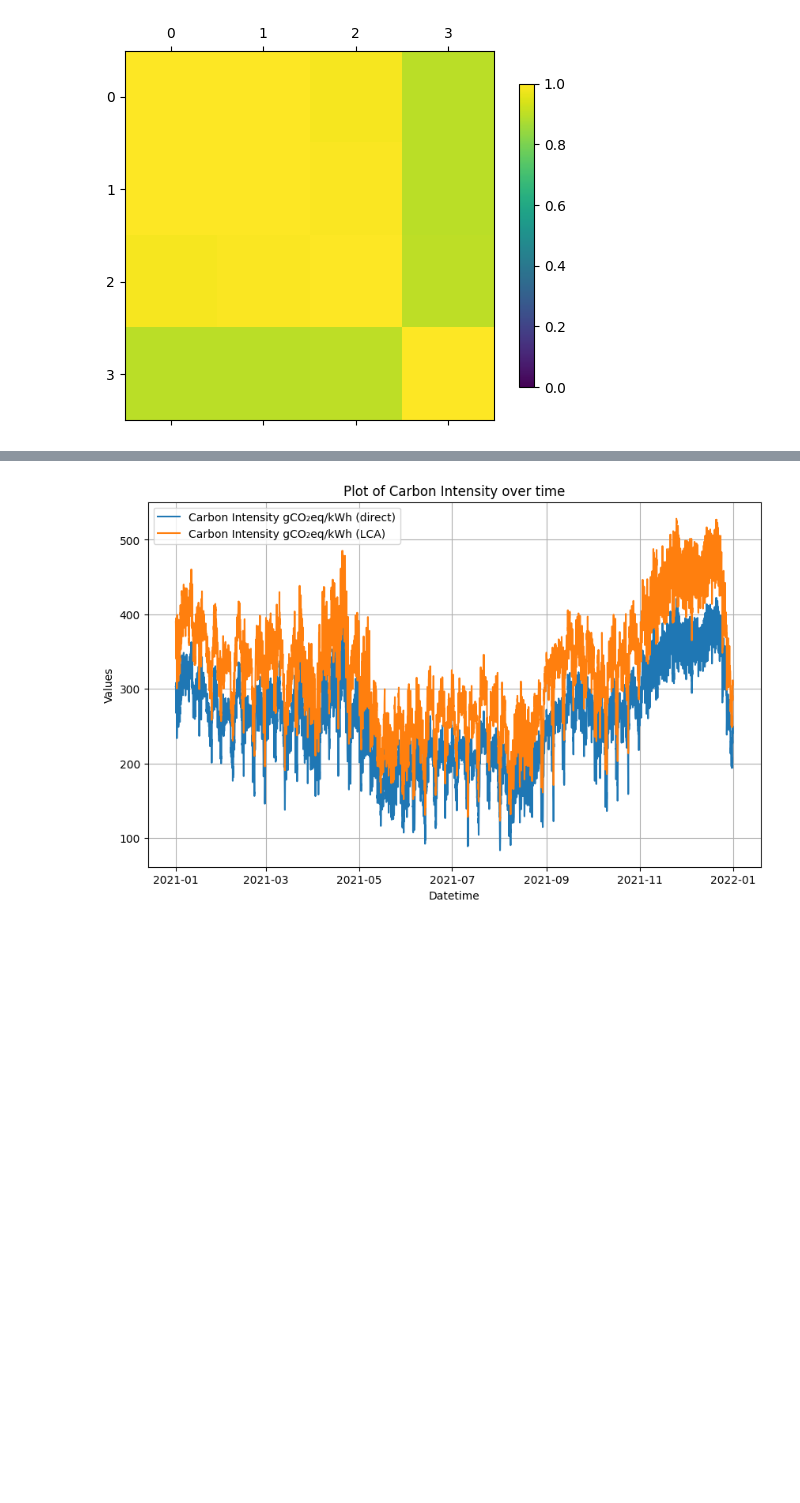
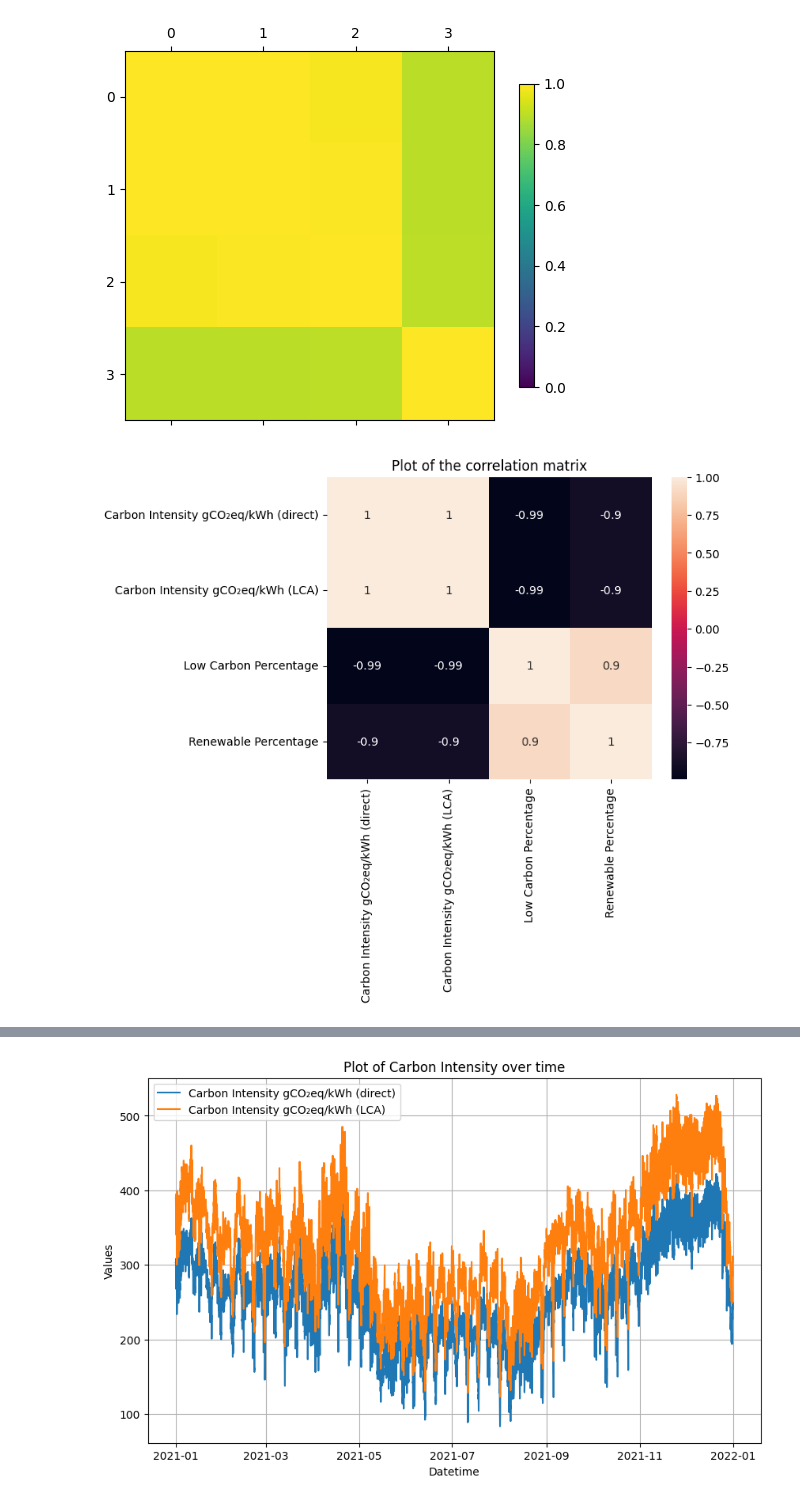
Before and after one commit to LSquarzoni/GreenTeam, a Jupyter notebook: GreenTeam_Dataset_study.ipynb, the cells around one changed output, grey strips where cells are left out. Drawn from its saved outputs; the diff is of its cells as text; code cells hidden in the pictures; blank space fills up the shorter version.

Commit message:
comment of the correlation matrix

```diff
--- a/GreenTeam_Dataset_study.ipynb
+++ b/GreenTeam_Dataset_study.ipynb
@@ -143,3 +143,13 @@ ticks = np.arange(0, 8, 1)
 plt.show()
 # %% [output]
 [figure]
+# %%
+#print("The correlation matrix is:", datacorr)
+#relation_index = datacorr.index
+#print(relation_index)
+
+sns.heatmap(datacorr,annot=True)
+plt.title("Plot of the correlation matrix")
+plt.show()
+# %% [output]
+[figure, added]
```
Also changed, not shown: parts of 1 cell of this notebook.
